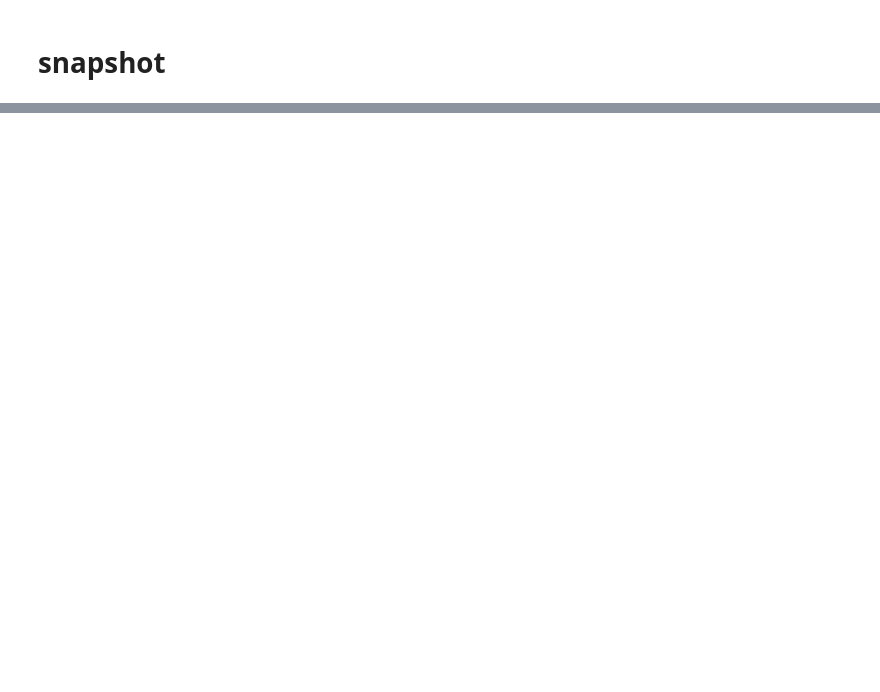
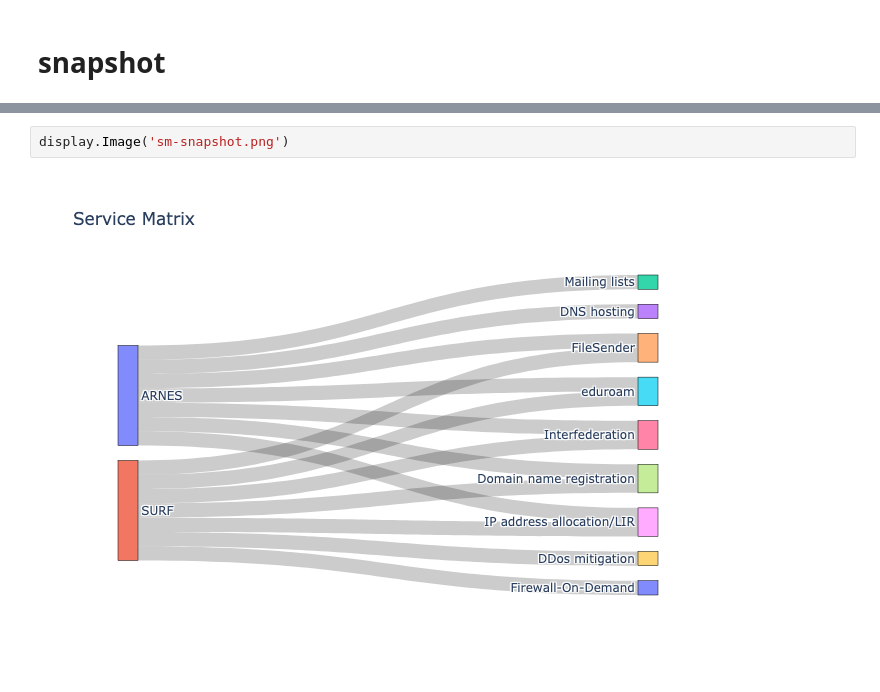
Before and after one commit to erik-geant/misc-visualizations, a Jupyter notebook: services.ipynb, the cells around one changed output, grey strips where cells are left out. Cells and saved outputs as stored; diff of their text form; blank space fills up the shorter version.

Commit message:
added a static image

```diff
--- a/services.ipynb
+++ b/services.ipynb
@@ -111,0 +113,4 @@ fig.show()
+# %%
+display.Image('sm-snapshot.png')
+# %% [output]
+[figure, added]
```
Also changed, not shown: parts of 1 cell of this notebook, 2 other files.
